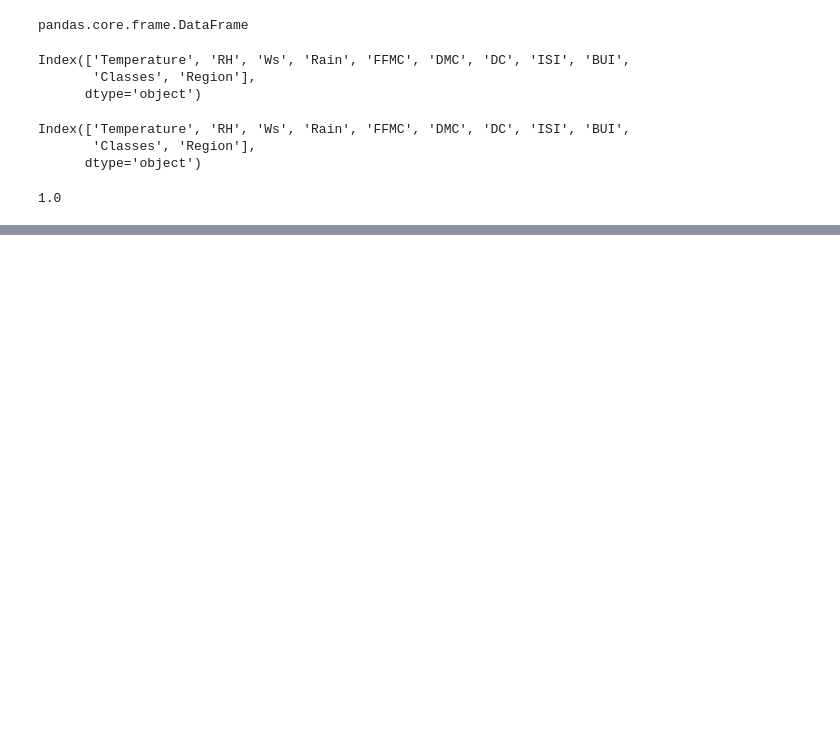
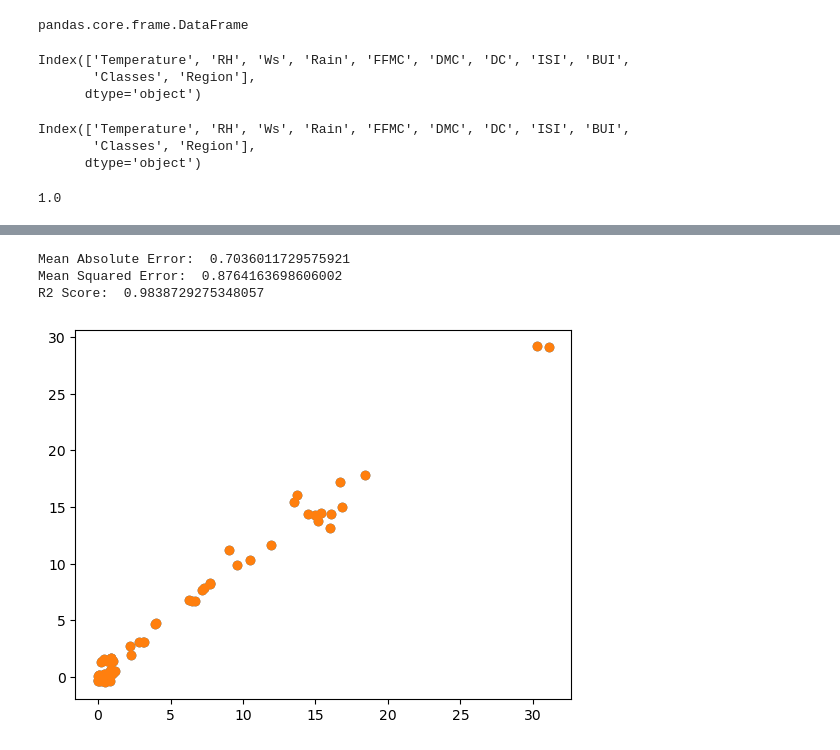
Before and after one commit to 10adem/DataScienceandMachineLearning, a Jupyter notebook: MakineOgrenmesi/4RidgeLassoElasticNet_AlgerianForestFiresDataset.ipynb, the cells around one changed output, grey strips where cells are left out. Drawn from its saved outputs; the diff is of its cells as text; code cells hidden in the pictures; blank space fills up the shorter version.

```diff
--- a/MakineOgrenmesi/4RidgeLassoElasticNet_AlgerianForestFiresDataset.ipynb
+++ b/MakineOgrenmesi/4RidgeLassoElasticNet_AlgerianForestFiresDataset.ipynb
@@ -582,0 +613,17 @@ correlation_for_dropping(X_train, 0.15)
+# %%
+linear = LinearRegression()
+linear.fit(X_train_scaled, y_train)
+y_pred = linear.predict(X_test_scaled)
+mae = mean_absolute_error(y_test, y_pred)
+mse = mean_squared_error(y_test, y_pred)
+score = r2_score(y_test, y_pred)
+print("Mean Absolute Error: ", mae)
+print("Mean Squared Error: ", mse)
+print("R2 Score: ", score)
+plt.scatter(y_test, y_pred)
+plt.show()
+# %% [output]
+Mean Absolute Error:  0.7036011729575921
+Mean Squared Error:  0.8764163698606002
+R2 Score:  0.9838729275348057
+[figure, added]
```
Also changed, not shown: parts of 28 cells of this notebook.
